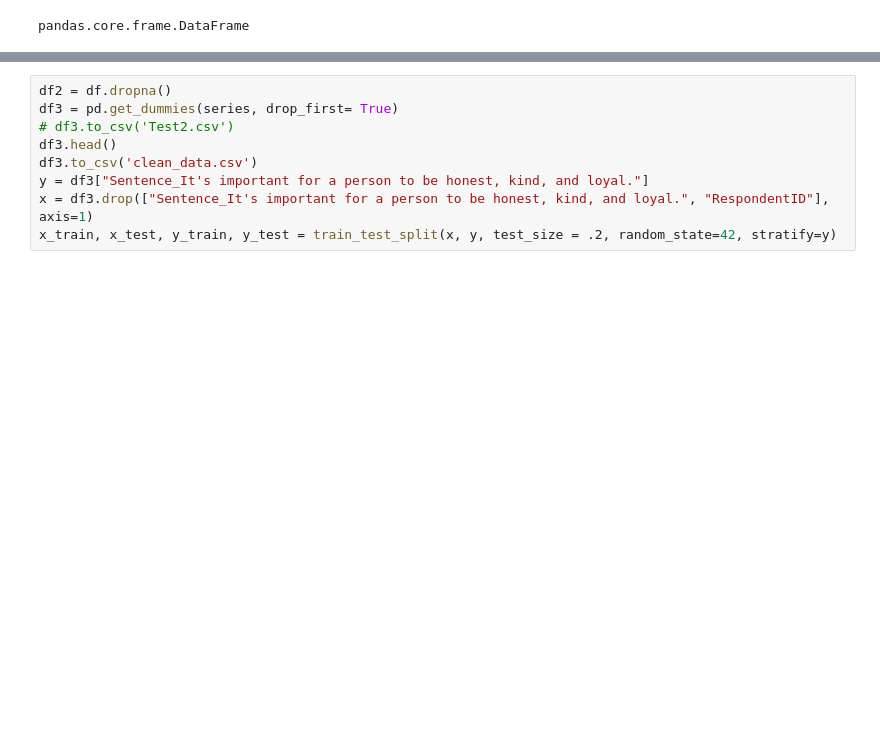
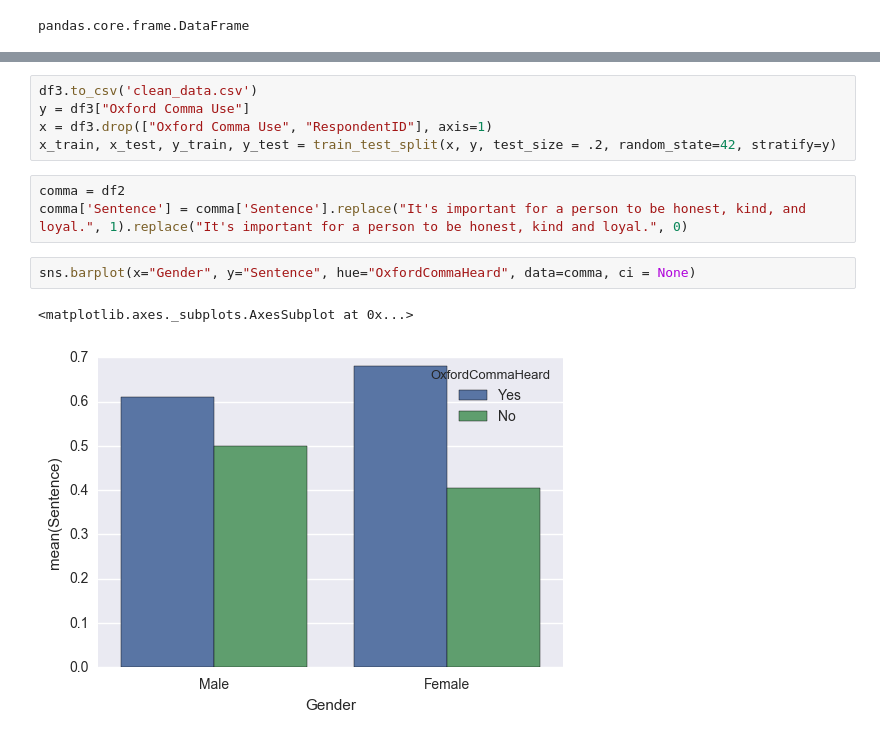
Before and after one commit to Moose2046/MAN6915, a Jupyter notebook: Group Project/Cleaning Dataset.ipynb, the cells around one changed output, grey strips where cells are left out. Drawn from its saved outputs; the diff is of its cells as text; blank space fills up the shorter version.

```diff
--- a/Group Project/Cleaning Dataset.ipynb
+++ b/Group Project/Cleaning Dataset.ipynb
@@ -36,9 +62,13 @@ pandas.core.frame.DataFrame
 # %%
-df2 = df.dropna()
-df3 = pd.get_dummies(series, drop_first= True)
-# df3.to_csv('Test2.csv')
-df3.head()
 df3.to_csv('clean_data.csv')
-y = df3["Sentence_It's important for a person to be honest, kind, and loyal."]
-x = df3.drop(["Sentence_It's important for a person to be honest, kind, and loyal.", "RespondentID"], axis=1)
+y = df3["Oxford Comma Use"]
+x = df3.drop(["Oxford Comma Use", "RespondentID"], axis=1)
 x_train, x_test, y_train, y_test = train_test_split(x, y, test_size = .2, random_state=42, stratify=y)
+# %%
+comma = df2
+comma['Sentence'] = comma['Sentence'].replace("It's important for a person to be honest, kind, and loyal.", 1).replace("It's important for a person to be honest, kind and loyal.", 0)
+# %%
+sns.barplot(x="Gender", y="Sentence", hue="OxfordCommaHeard", data=comma, ci = None)
+# %% [output]
+<matplotlib.axes._subplots.AxesSubplot at 0x...>
+[figure, added]
```
Also changed, not shown: parts of 6 cells of this notebook.
